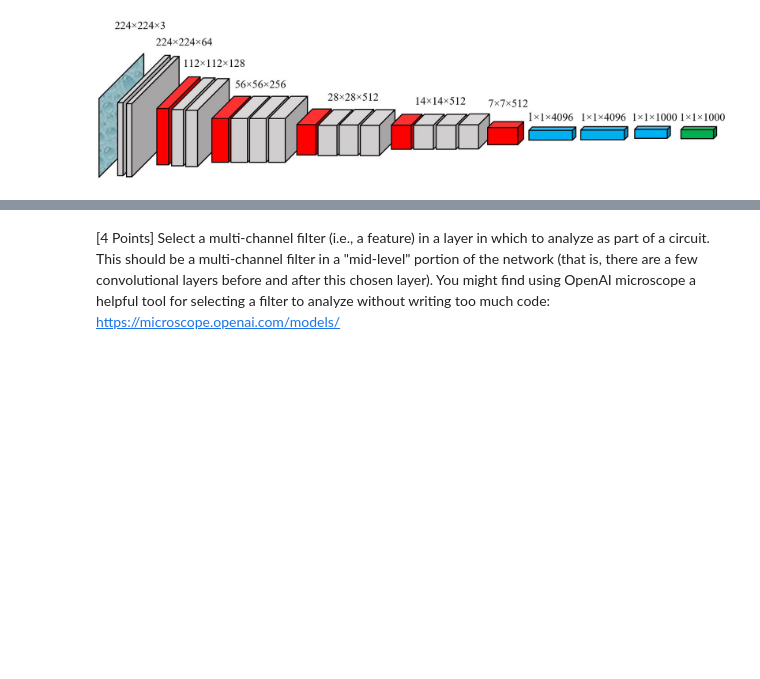
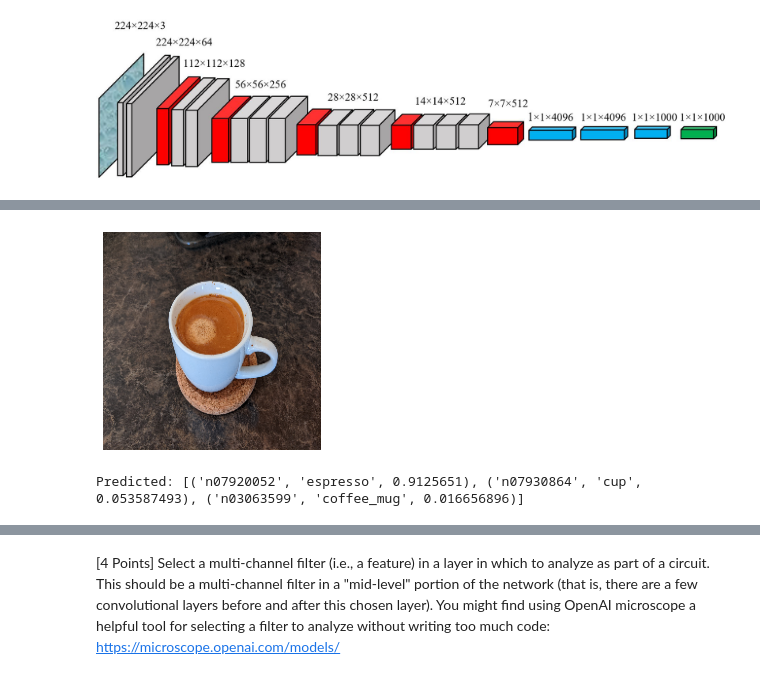
Before and after one commit to LJK150030/ML_NN, a Jupyter notebook: Lab2/Lab2.ipynb, the cells around one changed output, grey strips where cells are left out. Cells and saved outputs as stored; diff of their text form; code cells hidden in the pictures; blank space fills up the shorter version.

```diff
--- a/Lab2/Lab2.ipynb
+++ b/Lab2/Lab2.ipynb
@@ -44,0 +110,19 @@ Predicted: [('n02481823', 'chimpanzee', 0.9977714), ('n02483708', 'siamang', 0.0
+# %%
+# Get Image from website
+img_path = keras.utils.get_file(
+    fname="coffee.jpg",
+    origin="https://upload.wikimedia.org/wikipedia/commons/a/a9/Espresso_shot.jpg")
+
+# Transform Image to tensor
+img_tensor = get_img_array(img_path, target_size=(224, 224))
+
+plt.axis("off")
+plt.imshow(img_tensor[0].astype("uint8"))
+plt.show()
+
+x = preprocess_input(img_tensor)
+preds = model.predict(x)
+print('Predicted:', decode_predictions(preds, top=3)[0])
+# %% [output]
+[figure, added]
+Predicted: [('n07920052', 'espresso', 0.9125651), ('n07930864', 'cup', 0.053587493), ('n03063599', 'coffee_mug', 0.016656896)]
```
Also changed, not shown: parts of 24 cells of this notebook.
